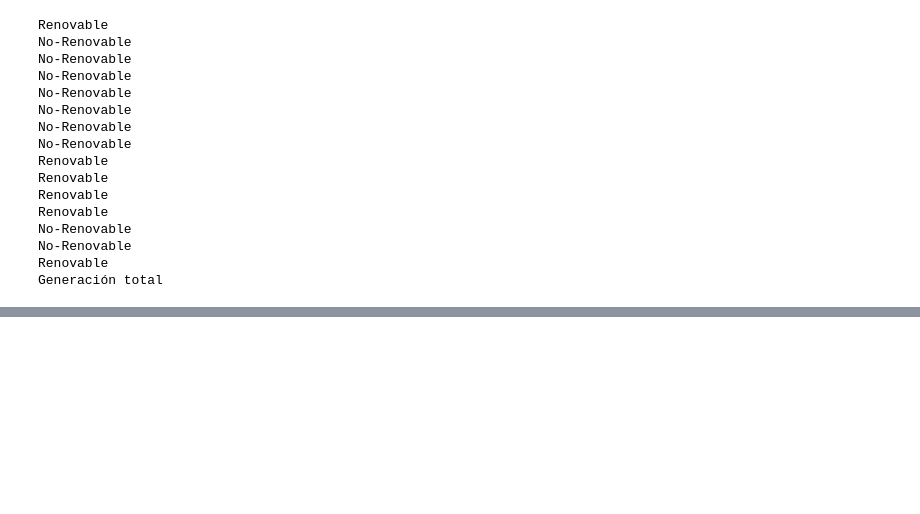
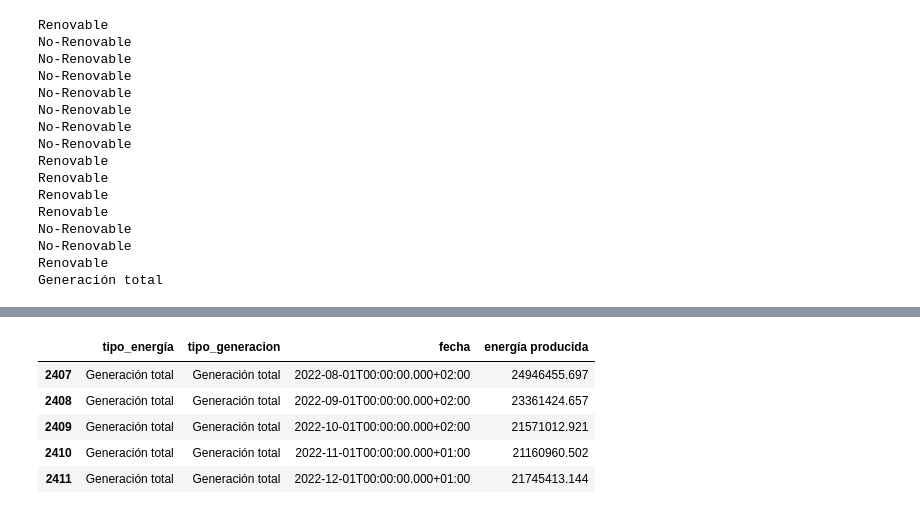
Before and after one commit to marianela-gomez/pair_mod2_cym, a Jupyter notebook: leccion_01_APIs.ipynb, the cells around one changed output, grey strips where cells are left out. Saved outputs shown, nothing was run; the diff lists cells and outputs as text; code cells hidden in the pictures; blank space fills up the shorter version.

```diff
--- a/leccion_01_APIs.ipynb
+++ b/leccion_01_APIs.ipynb
@@ -182,0 +243,9 @@ len(llamada.json()["included"][5]["attributes"]["values"])
+# %%
+df_electricidad.tail()
+# %% [output]
+|  | tipo_energía | tipo_generacion | fecha | energía producida |
+| 2407 | Generación total | Generación total | 2022-08-01T00:00:00.000+02:00 | 24946455.697 |
+| 2408 | Generación total | Generación total | 2022-09-01T00:00:00.000+02:00 | 23361424.657 |
+| 2409 | Generación total | Generación total | 2022-10-01T00:00:00.000+02:00 | 21571012.921 |
+| 2410 | Generación total | Generación total | 2022-11-01T00:00:00.000+01:00 | 21160960.502 |
+| 2411 | Generación total | Generación total | 2022-12-01T00:00:00.000+01:00 | 21745413.144 |
```
Also changed, not shown: parts of 17 cells of this notebook.
